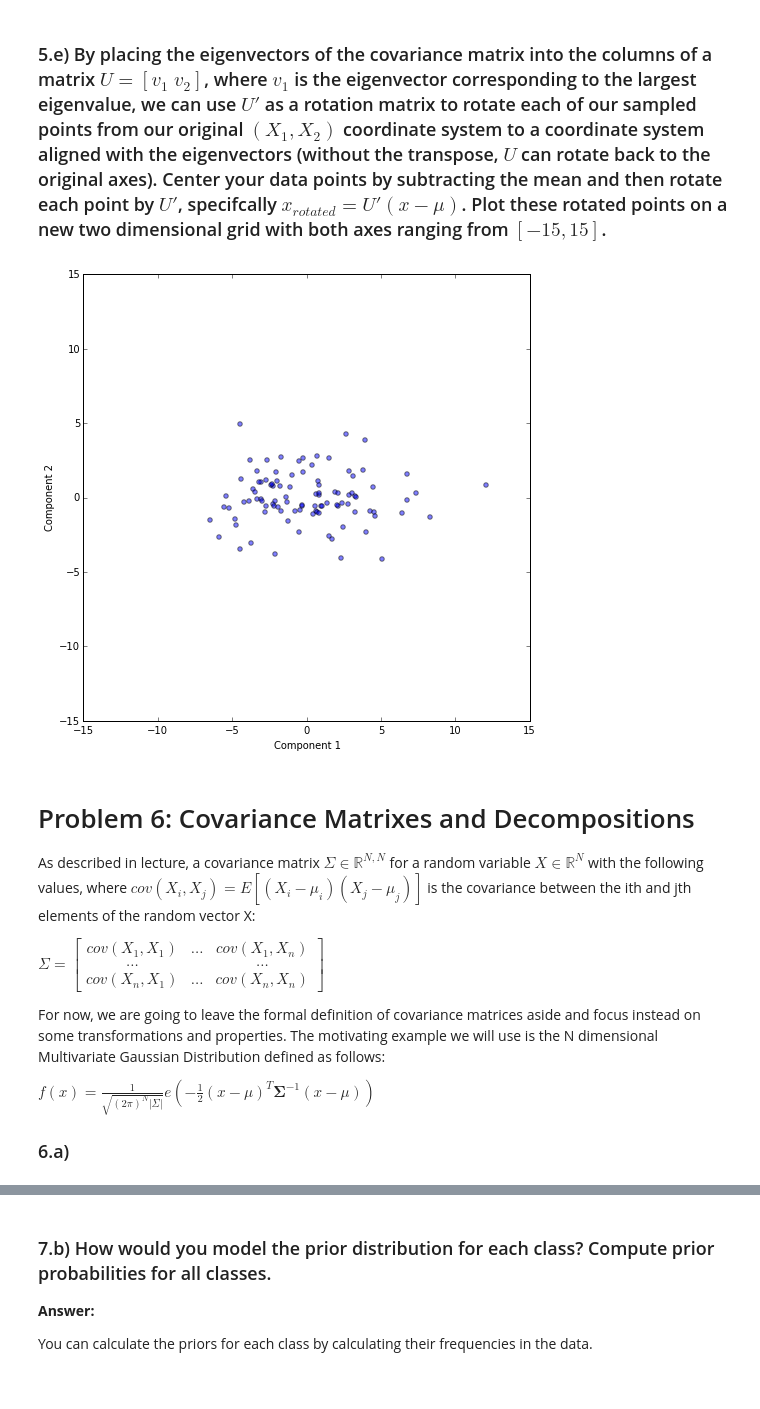
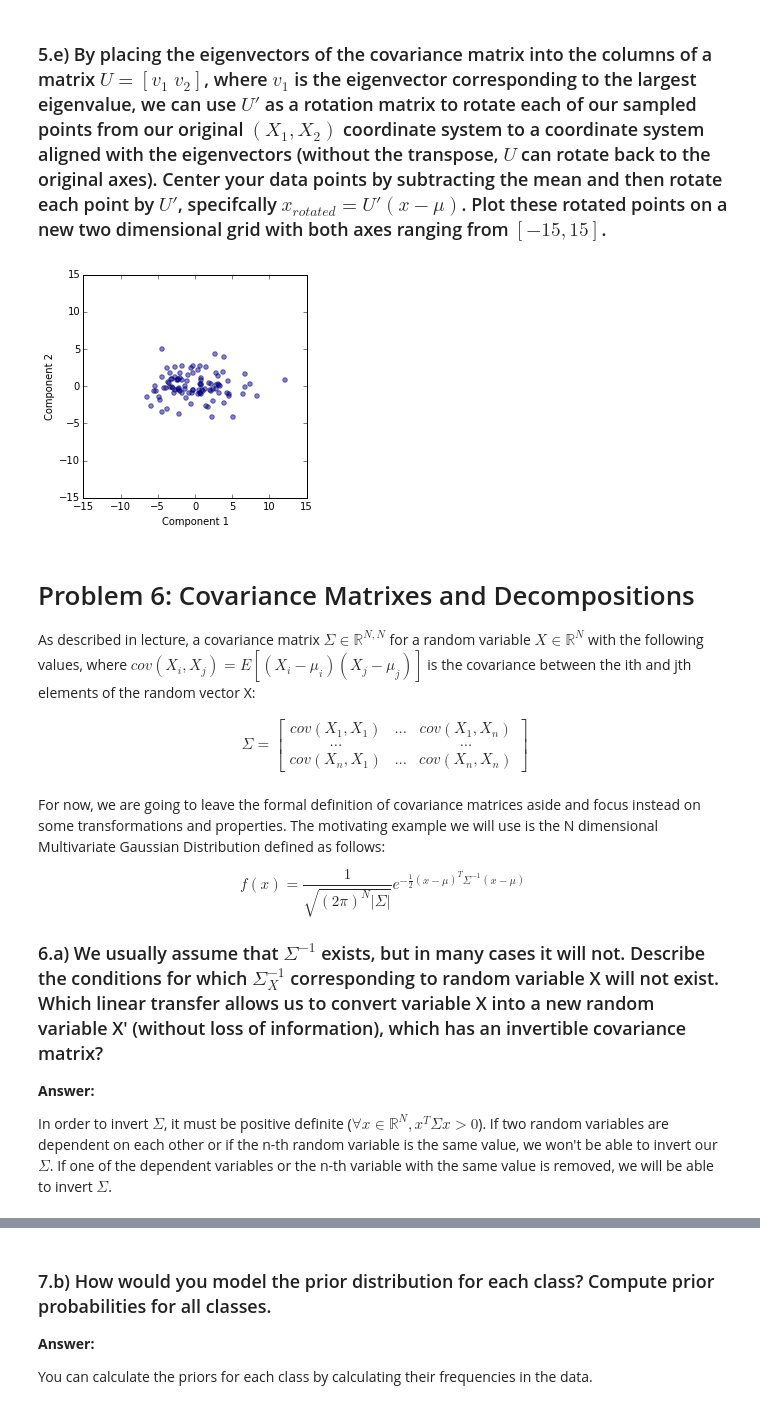
Before and after one commit to semerj/cs289-fall2015, a Jupyter notebook: hw4/CS289a - HW4.ipynb, the cells around one changed output, grey strips where cells are left out. Saved outputs shown, nothing was run; the diff lists cells and outputs as text; code cells hidden in the pictures.

```diff
--- a/hw4/CS289a - HW4.ipynb
+++ b/hw4/CS289a - HW4.ipynb
@@ -348,35 +428,46 @@ plt.show()
 # %%
 # Center data
 X = np.hstack((X1 - mu_x1, X2 - mu_x2))
 X.shape = (2, 100)
 
 # Define matrix U
 U = eig_vector # eigenvectors already sorted
 
 # Rotate data
 X_rotated = U.T.dot(X)
 
 # Plot rotated matrix
-fig = plt.figure(figsize=(8, 8), dpi=100)
+fig = plt.figure(figsize=(4, 4))
 plt.scatter(X_rotated[0], X_rotated[1], alpha=0.5)
 ax = plt.axes()
 ax.set_aspect('equal')
 plt.xlim(-15, 15)
 plt.ylim(-15, 15)
 plt.xlabel('Component 1')
 plt.ylabel('Component 2')
 plt.show()
 # %% [output]
-[figure, old version]
+[figure, new version]
 # %% [markdown]
 # Problem 6: Covariance Matrixes and Decompositions
 
 As described in lecture, a covariance matrix $\Sigma \in \mathbb{R}^{N, N}$ for a random variable $X \in \mathbb{R}^{N}$ with the following values, where $cov(X_{i}, X_{j}) = E[(X_{i} - \mu_{i})(X_{j} - \mu_{j})]$ is the covariance between the ith and jth elements of the random vector X:
 
-$\Sigma = \left[\begin{array}{ccc}cov(X_{1}, X_{1}) & ... & cov(X_{1}, X_{n}) \\... &  & ... \\cov(X_{n}, X_{1}) & ... & cov(X_{n}, X_{n})\end{array}\right]$
+$$
+\begin{align}
+\Sigma = \left[\begin{array}{ccc}cov(X_{1}, X_{1}) & ... & cov(X_{1}, X_{n}) \\
+... &  & ... \\
+cov(X_{n}, X_{1}) & ... & cov(X_{n}, X_{n})\end{array}\right] \\
+\end{align}
+$$
+
 
 For now, we are going to leave the formal definition of covariance matrices aside and focus instead on some transformations and properties. The motivating example we will use is the N dimensional Multivariate Gaussian Distribution defined as follows:
 
-$f(x)=\frac{1}{\sqrt{(2\pi)^N|\Sigma|}} e\left(-\frac{1}{2}({x}-{\mu})^T{\boldsymbol \Sigma}^{-1}({x}-{\mu}) \right)$
+$$f(x)=\dfrac{1}{\sqrt{(2\pi)^N|\Sigma|}} e^{-\frac{1}{2}({x}-{\mu})^T{\Sigma}^{-1}({x}-{\mu})}$$
 
-### 6.a)
+### 6.a) We usually assume that $\Sigma^{-1}$ exists, but in many cases it will not. Describe the conditions for which $\Sigma_X^{-1}$ corresponding to random variable X will not exist. Which linear transfer allows us to convert variable X into a new random variable X' (without loss of information), which has an invertible covariance matrix?
+
+**Answer:**
+
+In order to invert $\Sigma$, it must be positive definite ($\forall x \in \mathbb{R}^N, x^T \Sigma x > 0$). If two random variables are dependent on each other or if the n-th random variable is the same value, we won't be able to invert our $\Sigma$. If one of the dependent variables or the n-th variable with the same value is removed, we will be able to invert $\Sigma$.
```
Also changed, not shown: parts of 86 cells of this notebook, 8 other files.
